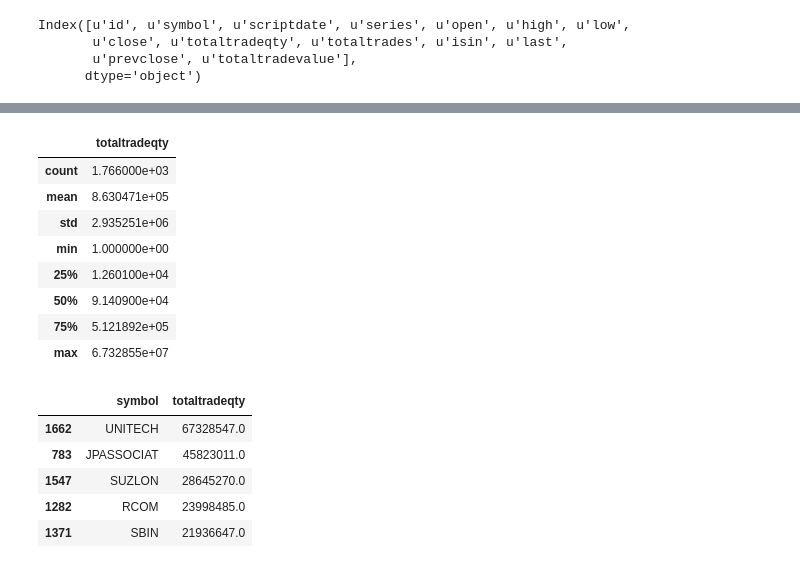
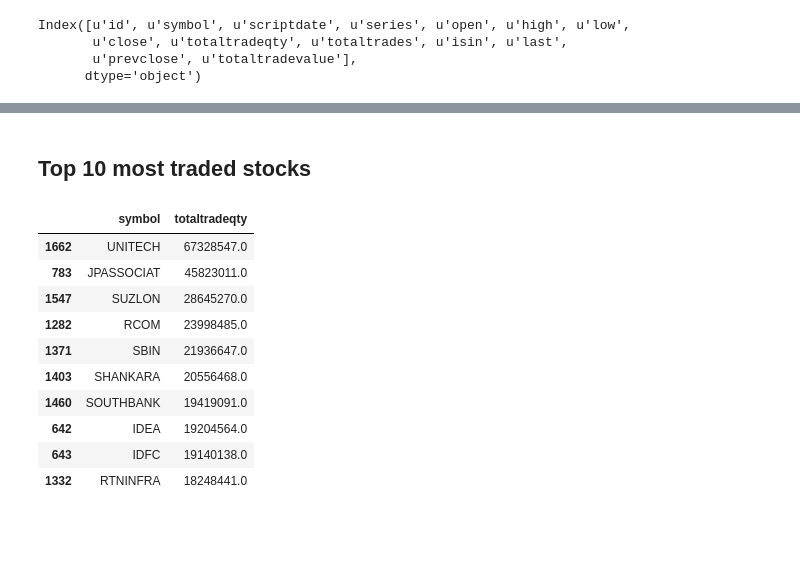
Before and after one commit to arundhaj/finance_analytics, a Jupyter notebook: basic.ipynb, the cells around one changed output, grey strips where cells are left out. Cells and saved outputs as stored; diff of their text form; code cells hidden in the pictures; blank space fills up the shorter version.

```diff
--- a/basic.ipynb
+++ b/basic.ipynb
@@ -46,4 +68,5 @@ Index([u'id', u'symbol', u'scriptdate', u'series', u'open', u'high', u'low',
 _ = ("SELECT symbol, totaltradeqty FROM finance_app_nsestockquote "
         "WHERE scriptdate = '{0}'").format('2017-04-05 00:00:00+00:00')
 
-df = pd.read_sql_query(_, conn)
+total_trade_df = pd.read_sql_query(_, conn)
+total_trade_df.describe()
@@ -50,22 +83,17 @@ df = pd.read_sql_query(_, conn)
-# %%
-df.describe()
-# %% [output]
-|  | totaltradeqty |
-| count | 1.766000e+03 |
-| mean | 8.630471e+05 |
-| std | 2.935251e+06 |
-| min | 1.000000e+00 |
-| 25% | 1.260100e+04 |
-| 50% | 9.140900e+04 |
-| 75% | 5.121892e+05 |
-| max | 6.732855e+07 |
+# %% [markdown]
+## Top 10 most traded stocks
 # %%
-df = df.sort_values(by=['totaltradeqty'], ascending=False)
-df.head()
+total_trade_df = total_trade_df.sort_values(by=['totaltradeqty'], ascending=False)
+total_trade_df.head(10)
 # %% [output]
 |  | symbol | totaltradeqty |
 | 1662 | UNITECH | 67328547.0 |
 | 783 | JPASSOCIAT | 45823011.0 |
 | 1547 | SUZLON | 28645270.0 |
 | 1282 | RCOM | 23998485.0 |
 | 1371 | SBIN | 21936647.0 |
+| 1403 | SHANKARA | 20556468.0 |
+| 1460 | SOUTHBANK | 19419091.0 |
+| 642 | IDEA | 19204564.0 |
+| 643 | IDFC | 19140138.0 |
+| 1332 | RTNINFRA | 18248441.0 |
```
Also changed, not shown: parts of 11 cells of this notebook.
